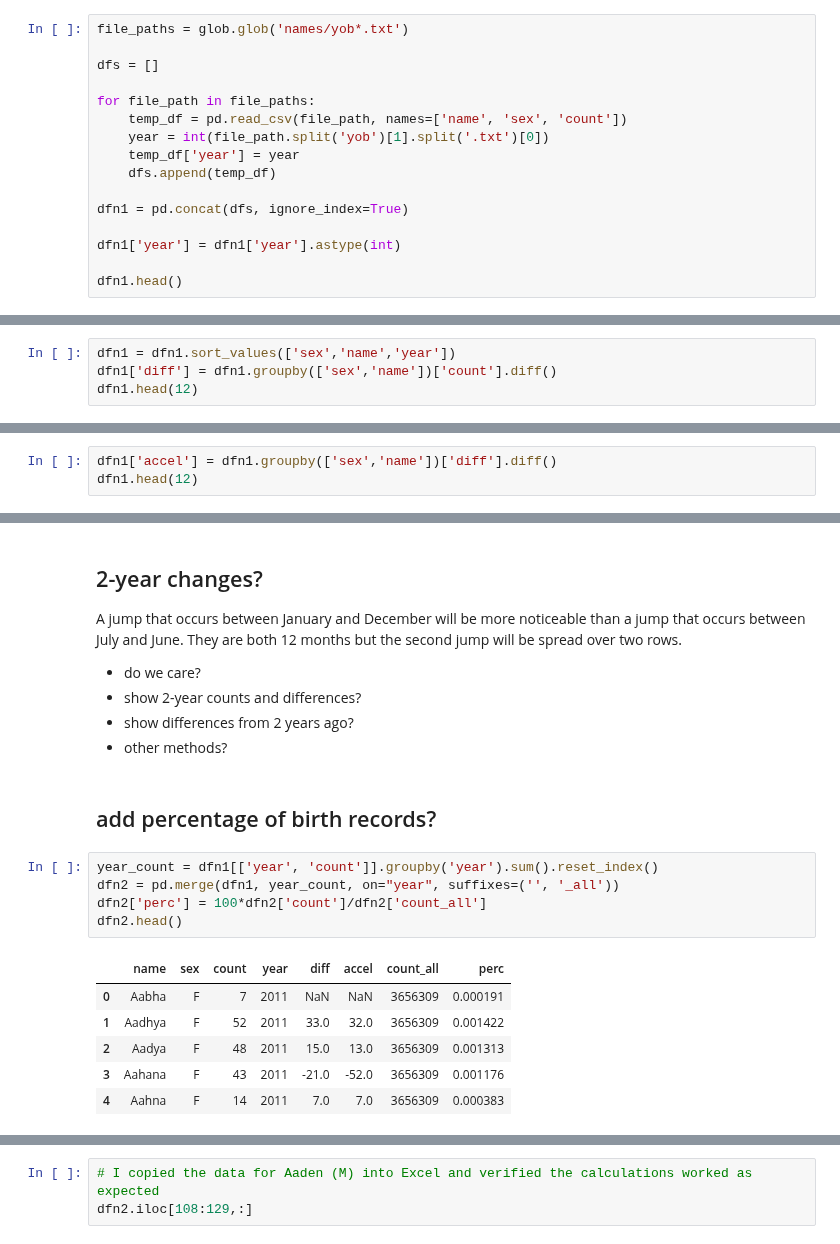
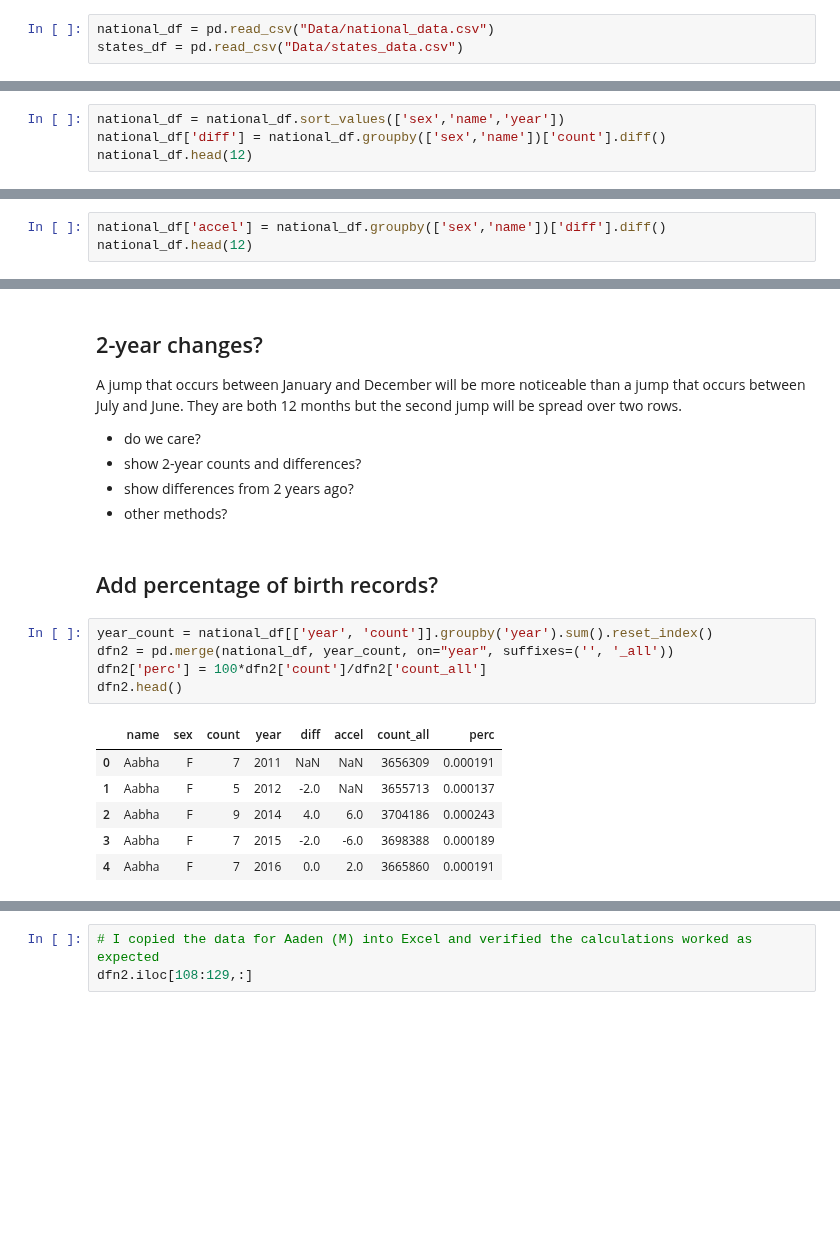
Before and after one commit to paulsch1/capstone, a Jupyter notebook: cap2_national.ipynb, the cells around one changed output, grey strips where cells are left out. Cells and saved outputs as stored; diff of their text form; blank space fills up the shorter version.

```diff
--- a/cap2_national.ipynb
+++ b/cap2_national.ipynb
@@ -11,16 +9,3 @@ Previous steps:
 # %%
-file_paths = glob.glob('names/yob*.txt')
-
-dfs = []
-
-for file_path in file_paths:
-    temp_df = pd.read_csv(file_path, names=['name', 'sex', 'count'])
-    year = int(file_path.split('yob')[1].split('.txt')[0])
-    temp_df['year'] = year
-    dfs.append(temp_df)
-
-dfn1 = pd.concat(dfs, ignore_index=True)
-
-dfn1['year'] = dfn1['year'].astype(int)
-
-dfn1.head()
+national_df = pd.read_csv("Data/national_data.csv")
+states_df = pd.read_csv("Data/states_data.csv")
@@ -35,8 +13,8 @@ dfn1.head()
 ## diff from previous year (velocity) and acceleration
 If there is a gap in years, which occurs for unusual names, just show the diff from two years ago.
 # %%
-dfn1 = dfn1.sort_values(['sex','name','year'])
-dfn1['diff'] = dfn1.groupby(['sex','name'])['count'].diff()
-dfn1.head(12)
+national_df = national_df.sort_values(['sex','name','year'])
+national_df['diff'] = national_df.groupby(['sex','name'])['count'].diff()
+national_df.head(12)
 # %% [output]
 |  | name | sex | count | year | diff |
@@ -55,5 +33,5 @@ dfn1.head(12)
 # %%
-dfn1['accel'] = dfn1.groupby(['sex','name'])['diff'].diff()
-dfn1.head(12)
+national_df['accel'] = national_df.groupby(['sex','name'])['diff'].diff()
+national_df.head(12)
 # %% [output]
 |  | name | sex | count | year | diff | accel |
@@ -77,18 +55,18 @@ A jump that occurs between January and December will be more noticeable than a j
 * show differences from 2 years ago?
 * other methods?
 # %% [markdown]
-## add percentage of birth records?
+## Add percentage of birth records?
 # %%
-year_count = dfn1[['year', 'count']].groupby('year').sum().reset_index()
-dfn2 = pd.merge(dfn1, year_count, on="year", suffixes=('', '_all'))
+year_count = national_df[['year', 'count']].groupby('year').sum().reset_index()
+dfn2 = pd.merge(national_df, year_count, on="year", suffixes=('', '_all'))
 dfn2['perc'] = 100*dfn2['count']/dfn2['count_all']
 dfn2.head()
 # %% [output]
 |  | name | sex | count | year | diff | accel | count_all | perc |
 | 0 | Aabha | F | 7 | 2011 | NaN | NaN | 3656309 | 0.000191 |
-| 1 | Aadhya | F | 52 | 2011 | 33.0 | 32.0 | 3656309 | 0.001422 |
-| 2 | Aadya | F | 48 | 2011 | 15.0 | 13.0 | 3656309 | 0.001313 |
-| 3 | Aahana | F | 43 | 2011 | -21.0 | -52.0 | 3656309 | 0.001176 |
-| 4 | Aahna | F | 14 | 2011 | 7.0 | 7.0 | 3656309 | 0.000383 |
+| 1 | Aabha | F | 5 | 2012 | -2.0 | NaN | 3655713 | 0.000137 |
+| 2 | Aabha | F | 9 | 2014 | 4.0 | 6.0 | 3704186 | 0.000243 |
+| 3 | Aabha | F | 7 | 2015 | -2.0 | -6.0 | 3698388 | 0.000189 |
+| 4 | Aabha | F | 7 | 2016 | 0.0 | 2.0 | 3665860 | 0.000191 |
 # %%
 # test
```
Also changed, not shown: parts of 8 cells of this notebook.
